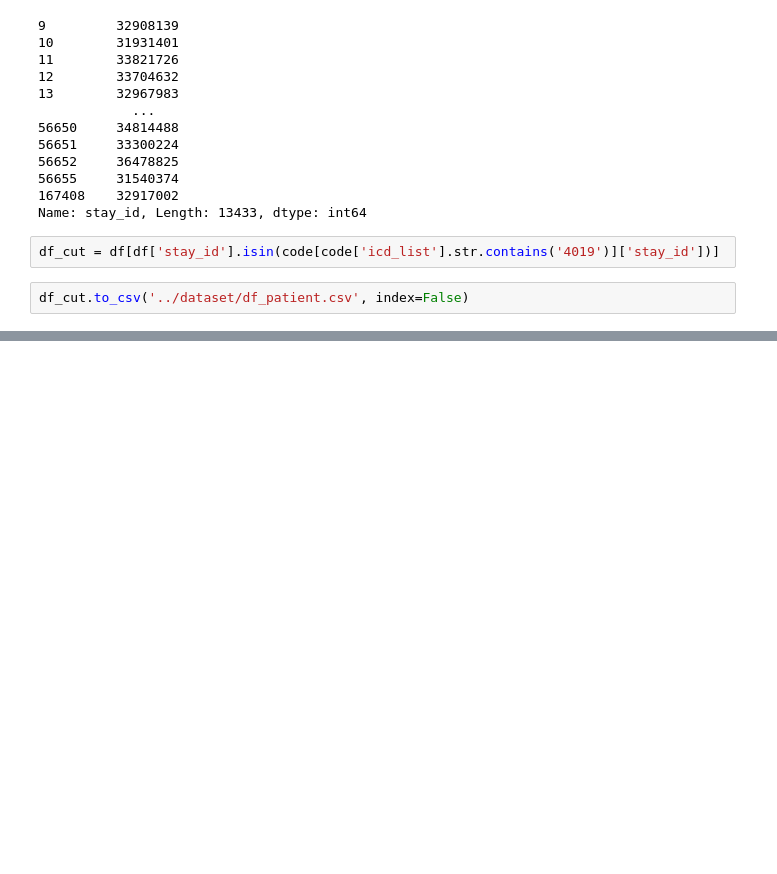
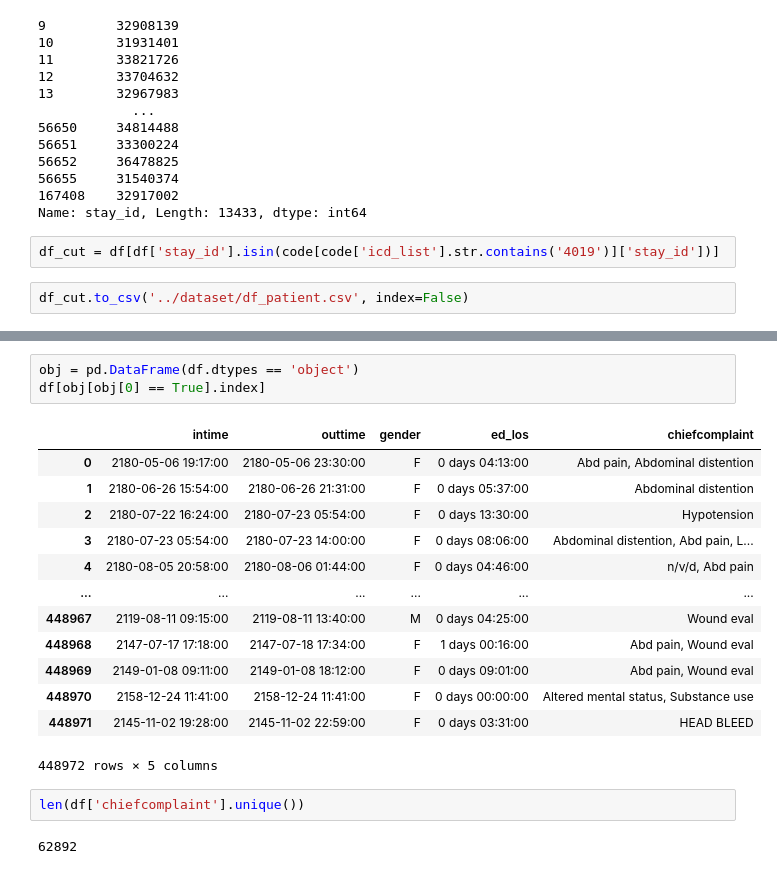
Before and after one commit to noseaj/mimiciv-High-blood-pressure, a Jupyter notebook: eda/data_preprocess.ipynb, the cells around one changed output, grey strips where cells are left out. Saved outputs shown, nothing was run; the diff lists cells and outputs as text; blank space fills up the shorter version.

```diff
--- a/eda/data_preprocess.ipynb
+++ b/eda/data_preprocess.ipynb
@@ -40,0 +179,21 @@ df_cut.to_csv('../dataset/df_patient.csv', index=False)
+# %%
+obj = pd.DataFrame(df.dtypes == 'object')
+df[obj[obj[0] == True].index]
+# %% [output]
+|  | intime | outtime | gender | ed_los | chiefcomplaint |
+| 0 | 2180-05-06 19:17:00 | 2180-05-06 23:30:00 | F | 0 days 04:13:00 | Abd pain, Abdominal distention |
+| 1 | 2180-06-26 15:54:00 | 2180-06-26 21:31:00 | F | 0 days 05:37:00 | Abdominal distention |
+| 2 | 2180-07-22 16:24:00 | 2180-07-23 05:54:00 | F | 0 days 13:30:00 | Hypotension |
+| 3 | 2180-07-23 05:54:00 | 2180-07-23 14:00:00 | F | 0 days 08:06:00 | Abdominal distention, Abd pain, L... |
+| 4 | 2180-08-05 20:58:00 | 2180-08-06 01:44:00 | F | 0 days 04:46:00 | n/v/d, Abd pain |
+| ... | ... | ... | ... | ... | ... |
+| 448967 | 2119-08-11 09:15:00 | 2119-08-11 13:40:00 | M | 0 days 04:25:00 | Wound eval |
+| 448968 | 2147-07-17 17:18:00 | 2147-07-18 17:34:00 | F | 1 days 00:16:00 | Abd pain, Wound eval |
+| 448969 | 2149-01-08 09:11:00 | 2149-01-08 18:12:00 | F | 0 days 09:01:00 | Abd pain, Wound eval |
+| 448970 | 2158-12-24 11:41:00 | 2158-12-24 11:41:00 | F | 0 days 00:00:00 | Altered mental status, Substance use |
+| 448971 | 2145-11-02 19:28:00 | 2145-11-02 22:59:00 | F | 0 days 03:31:00 | HEAD BLEED |
+448972 rows × 5 columns
+# %%
+len(df['chiefcomplaint'].unique())
+# %% [output]
+62892
```
Also changed, not shown: parts of 20 cells of this notebook, 5 other files.
